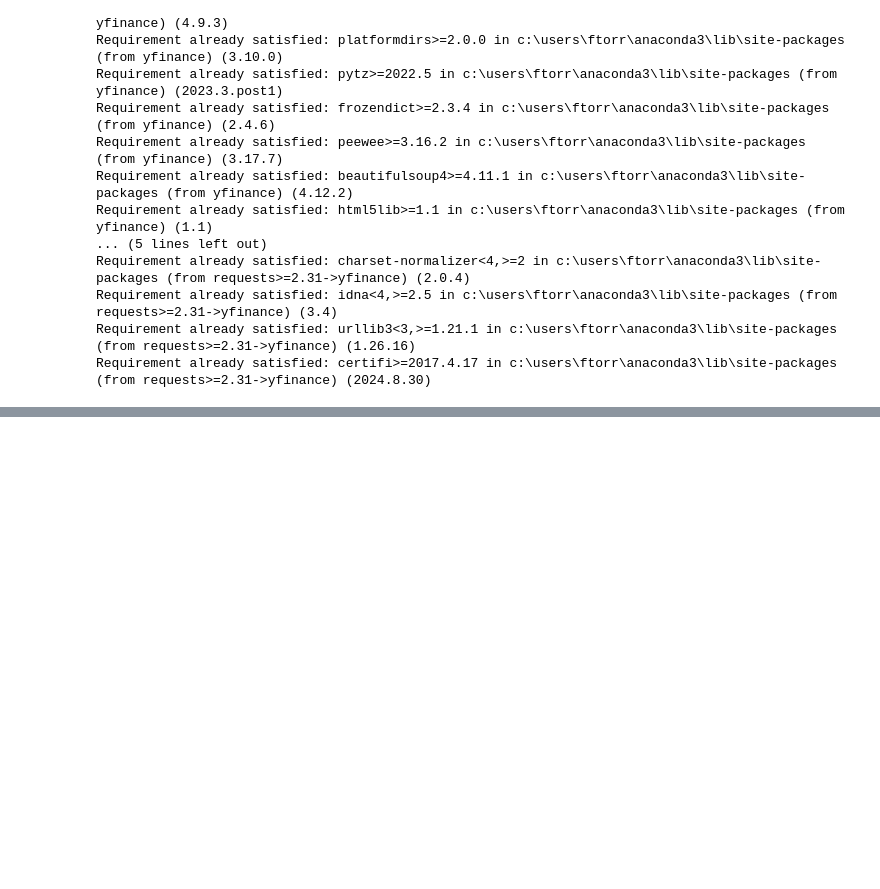
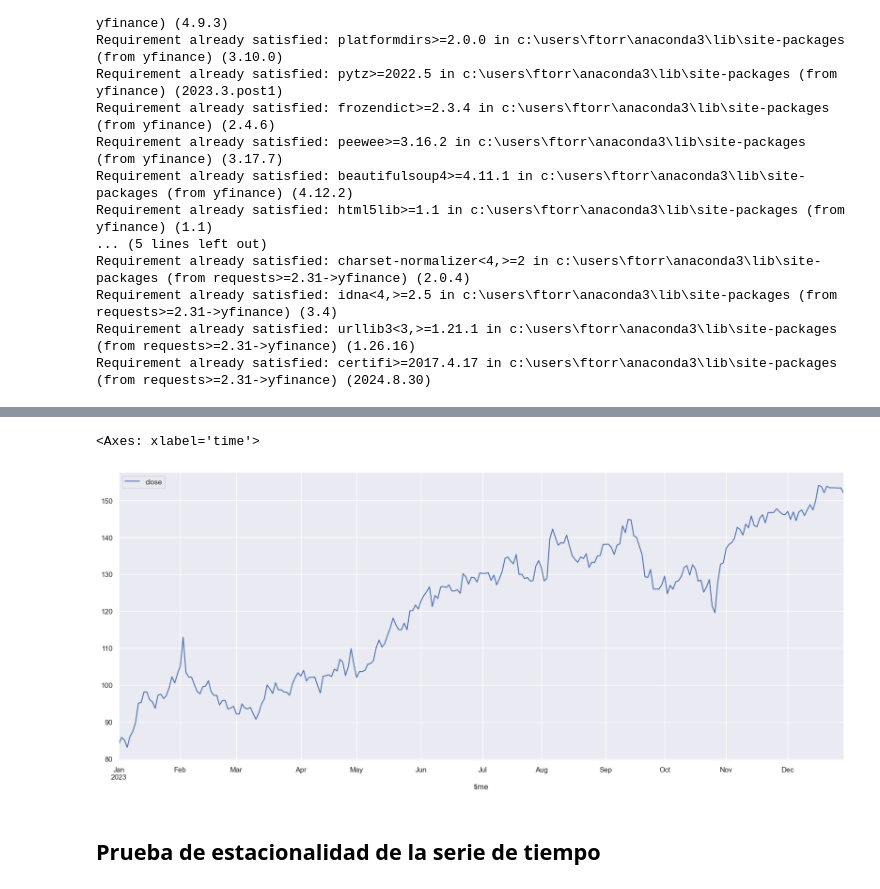
Before and after one commit to Chefi/Modelos-de-Control-de-Producci-n, a Jupyter notebook: Series de Tiempo en Python.ipynb, the cells around one changed output, grey strips where cells are left out. Cells and saved outputs as stored; diff of their text form; code cells hidden in the pictures; blank space fills up the shorter version.

Commit message:
Series

```diff
--- a/Series de Tiempo en Python.ipynb
+++ b/Series de Tiempo en Python.ipynb
@@ -51,0 +100,7 @@ warnings.filterwarnings("ignore")
+# %%
+df[["close"]].loc["2023"].plot(figsize=(20,8))
+# %% [output]
+<Axes: xlabel='time'>
+[figure, added]
+# %% [markdown]
+## Prueba de estacionalidad de la serie de tiempo
```
Also changed, not shown: parts of 43 cells of this notebook.
